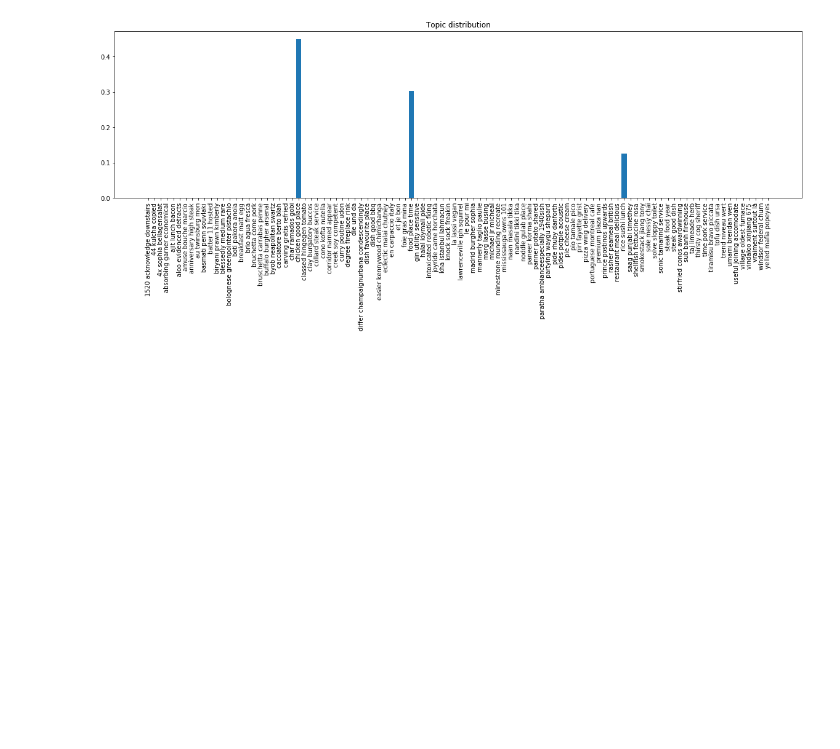
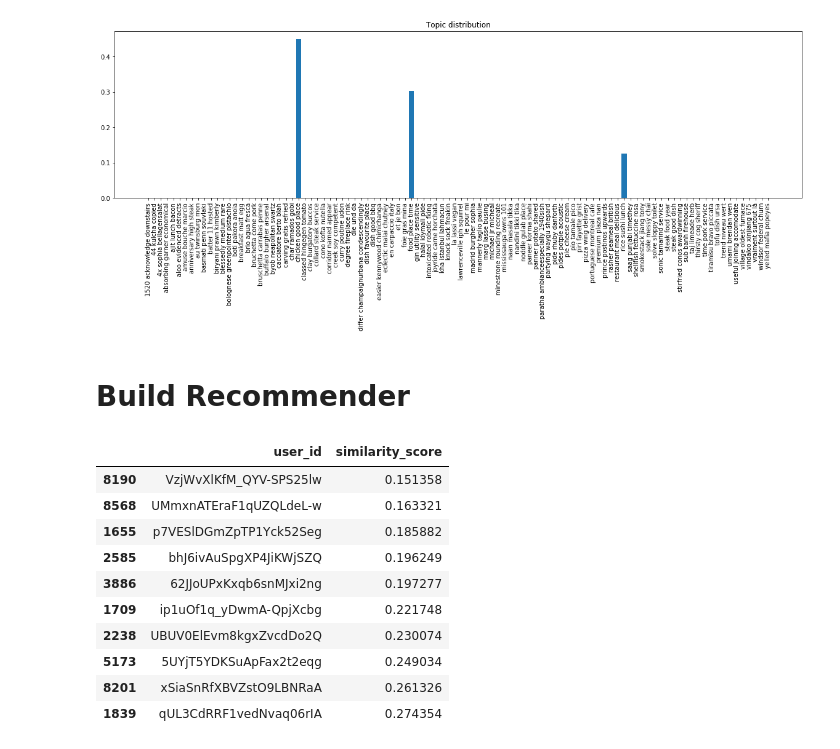
Before and after one commit to cw2yuenberkeley/w266-proj-aac, a Jupyter notebook: model/lda/LDA Model.ipynb, the cells around one changed output. Saved outputs shown, nothing was run; the diff lists cells and outputs as text; code cells hidden in the pictures; blank space fills up the shorter version.

```diff
--- a/model/lda/LDA Model.ipynb
+++ b/model/lda/LDA Model.ipynb
@@ -266,3 +302,41 @@ The pizza cone tasted good but was not warm all the way thru.  They have operati
 
 Interesting concept.  Nice taste.  Probably a little more expensive than a big slice at a different shop but where else can you meander down the street with a pizza cono!
 [figure]
+# %% [markdown]
+# Build Recommender
+# %%
+# Uses symmetric Kullback–Leibler divergence
+def latent_topic_similarity(user_topic_1, user_topic_2):
+    return entropy(user_topic_1, user_topic_2)
+# %%
+# For a given user_id, finds the top k nearest neighbors excluding that user
+def find_nn(user_id, user_topics_df, k=10):
+    user_topic_dist = user_topics_df[user_topics_df.user_id == user_id].topic_distribution.iloc[0]
+
+    nn_list = []
+    for r in user_topics_df.iterrows():
+        other_user_id = r[1].user_id
+        other_topic_dist = r[1].topic_distribution
+        similarity_score = latent_topic_similarity(user_topic_dist, other_topic_dist)
+
+        nn_list.append([other_user_id, similarity_score])
+
+    nn_df = pd.DataFrame(nn_list)
+    nn_df.columns = ['user_id', 'similarity_score']
+
+    # Removes the original user
+    return nn_df[nn_df.user_id != user_id].sort_values(by='similarity_score', ascending=True)[:10]
+
+find_nn('Lfv4hefW1VbvaC2gatTFWA', user_topics_df, 10)
+# %% [output]
+|  | user_id | similarity_score |
+| 8190 | VzjWvXlKfM_QYV-SPS25lw | 0.151358 |
+| 8568 | UMmxnATEraF1qUZQLdeL-w | 0.163321 |
+| 1655 | p7VESlDGmZpTP1Yck52Seg | 0.185882 |
+| 2585 | bhJ6ivAuSpgXP4JiKWjSZQ | 0.196249 |
+| 3886 | 62JJoUPxKxqb6snMJxi2ng | 0.197277 |
+| 1709 | ip1uOf1q_yDwmA-QpjXcbg | 0.221748 |
+| 2238 | UBUV0ElEvm8kgxZvcdDo2Q | 0.230074 |
+| 5173 | 5UYjT5YDKSuApFax2t2eqg | 0.249034 |
+| 8201 | xSiaSnRfXBVZstO9LBNRaA | 0.261326 |
+| 1839 | qUL3CdRRF1vedNvaq06rIA | 0.274354 |
```
Also changed, not shown: parts of 9 cells of this notebook, 2 other files.
